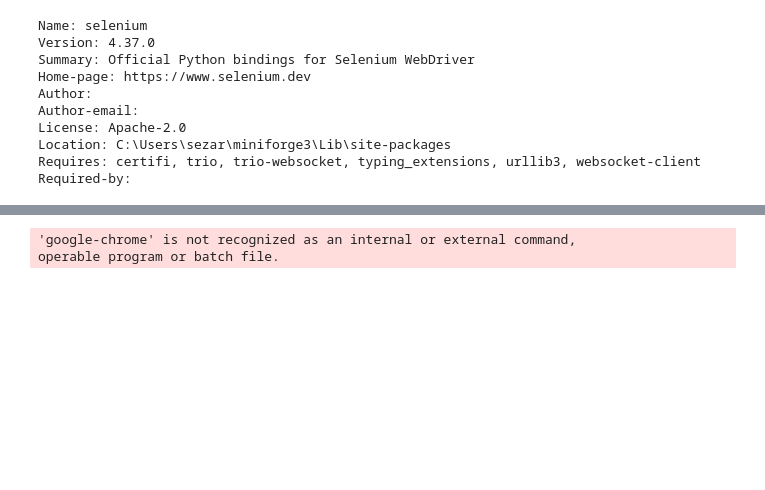
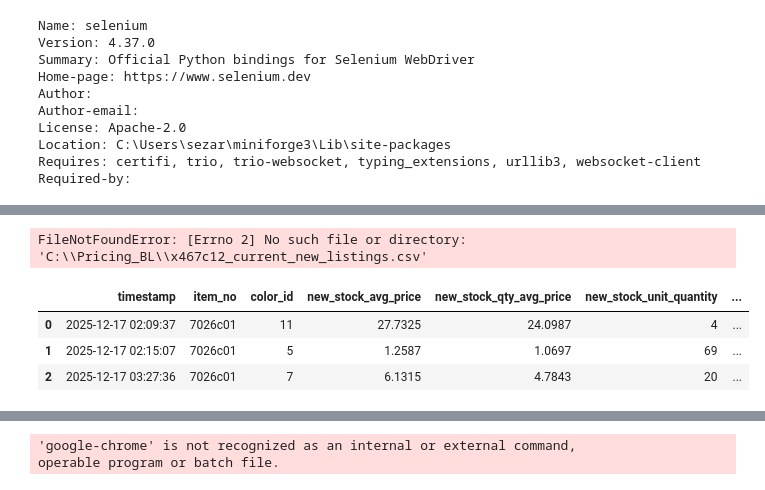
Before and after one commit to sezar543/PRINCG_BL, a Jupyter notebook: Crawler.ipynb, the cells around one changed output, grey strips where cells are left out. Saved outputs shown, nothing was run; the diff lists cells and outputs as text; code cells hidden in the pictures; blank space fills up the shorter version.

```diff
--- a/Crawler.ipynb
+++ b/Crawler.ipynb
@@ -245,0 +1321,17 @@ Error: Can not connect to the Service C:\Windows\SeleniumDrivers\chrome-win64\ch
+# %%
+path = r"C:\Pricing_BL\x467c12_current_new_listings.csv"
+df = pd.read_csv(path)
+# df.iloc[20:40]
+df
+# %% [output]
+FileNotFoundError: [Errno 2] No such file or directory: 'C:\\Pricing_BL\\x467c12_current_new_listings.csv'
+# %%
+path = r"C:\Pricing_BL\statistics\25_12_stats.csv"
+df = pd.read_csv(path)
+# df.iloc[20:40]
+df
+# %% [output]
+|  | timestamp | item_no | color_id | new_stock_avg_price | new_stock_qty_avg_price | new_stock_unit_quantity | ... |
+| 0 | 2025-12-17 02:09:37 | 7026c01 | 11 | 27.7325 | 24.0987 | 4 | ... |
+| 1 | 2025-12-17 02:15:07 | 7026c01 | 5 | 1.2587 | 1.0697 | 69 | ... |
+| 2 | 2025-12-17 03:27:36 | 7026c01 | 7 | 6.1315 | 4.7843 | 20 | ... |
```
Also changed, not shown: parts of 8 cells of this notebook, 8 other files.
